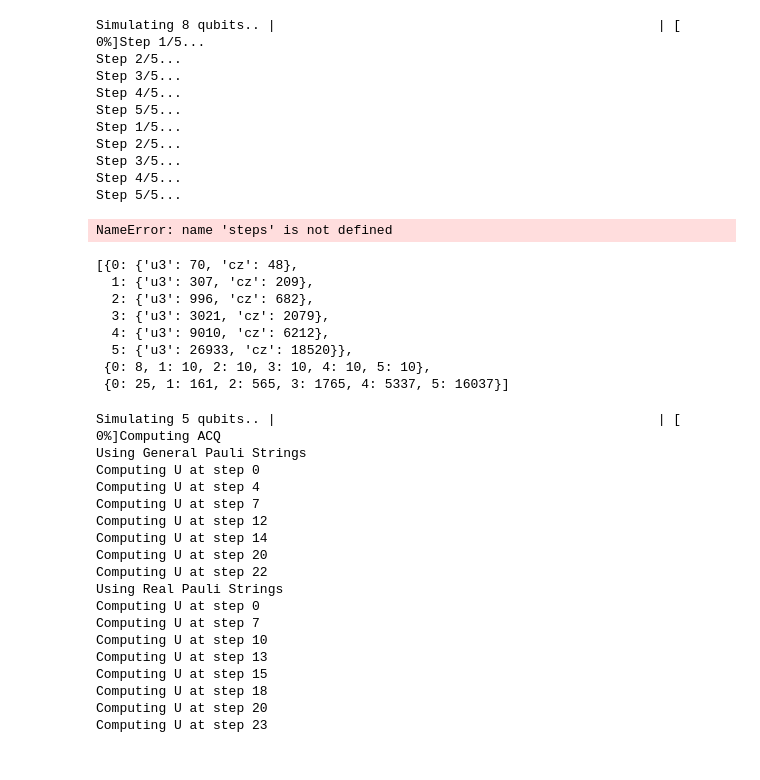
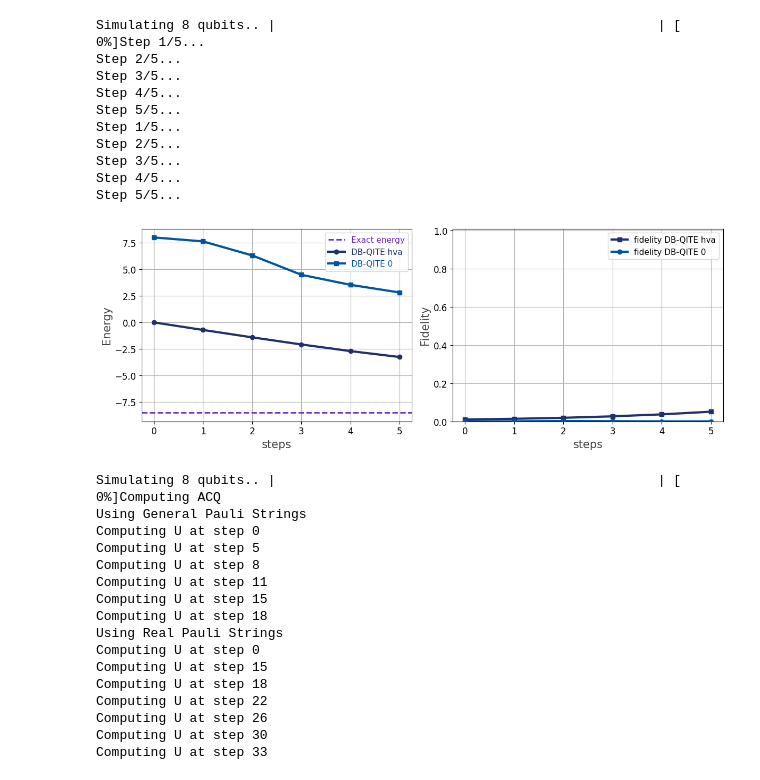
Before and after one commit to LucaYoy/ACQ, a Jupyter notebook: DBF/example_TFIM_DBF.ipynb, the cells around one changed output. Cells and saved outputs as stored; diff of their text form; code cells hidden in the pictures.

```diff
--- a/DBF/example_TFIM_DBF.ipynb
+++ b/DBF/example_TFIM_DBF.ipynb
@@ -53,9 +53,9 @@ from qrisp.vqe import VQEProblem
 from qrisp import QuantumVariable,x
 from qrisp import h as h_gate
 
-n_qubits=5
-J=0.5
-h=1
+n_qubits=8
+J=1
+h=0.5
 H = TFIM_qr(J,h,n_qubits)
 
 print('Computing Eigs')
@@ -81,7 +81,7 @@ def init_function(qv):
 def U_0(qv):
     pass
 
-HVA = VQEProblem(H,ansatz_hva,3,init_function=init_function)
+HVA = VQEProblem(H,ansatz_hva,3,init_function=U_0)
 U_HVA = HVA.train_function(QuantumVariable(n_qubits),depth=1,max_iter=100)
 
 def state_prep_hva():
@@ -147,50 +148,44 @@ Step 2/5...
 Step 3/5...
 Step 4/5...
 Step 5/5...
+# %%
+import pickle
+with open(f'TFIM_N{n_qubits}_J{J}_h{h}_steps{steps}_DBF_results.pkl', 'wb') as f:
+    pickle.dump(results, f)
 # %%
 import matplotlib.pyplot as plt
 import numpy as np
 
 fidelities_hva = [fidelity_pure(psigs, results[0]['statevectors'][k].reshape(-1,1)) for k in range(steps+1)]
 fidelities_0 = [fidelity_pure(psigs, results[1]['statevectors'][k].reshape(-1,1)) for k in range(steps+1)]
+
 fig, (ax1, ax2) = plt.subplots(1, 2, figsize=(12, 4.5))
 
 # Energy plot
-ax1.set_xlabel('Evolution time', fontsize=15, color='#444444')
+ax1.set_xlabel('steps', fontsize=15, color='#444444')
 ax1.set_ylabel('Energy', fontsize=15, color='#444444')
 ax1.axhline(y=E_gs, color='#6929C4', linestyle='--', linewidth=2, label='Exact energy')
-ax1.plot(results[0]['evolution_times'], results[0]['optimal_energies'], c='#20306f', marker='o', linestyle='solid', linewidth=3, zorder=3, label='DB-QITE hva')
-ax1.plot(results[1]['evolution_times'], results[1]['optimal_energies'], c='#0055a3', marker='s', linestyle='solid', linewidth=3, zorder=3, label='DB-QITE 0')
+ax1.plot(range(steps+1), results[0]['optimal_energies'], c='#20306f', marker='o', linestyle='solid', linewidth=3, zorder=3, label='DB-QITE hva')
+ax1.plot(range(steps+1), results[1]['optimal_energies'], c='#0055a3', marker='s', linestyle='solid', linewidth=3, zorder=3, label='DB-QITE 0')
 ax1.legend(fontsize=11, labelcolor='linecolor')
 ax1.tick_params(axis='both', labelsize=12)
 ax1.grid()
 
 # Fidelity plot
-ax2.set_xlabel('Evolution time', fontsize=15, color='#444444')
+ax2.set_xlabel('steps', fontsize=15, color='#444444')
 ax2.set_ylabel('Fidelity', fontsize=15, color='#444444')
-ax2.plot(results[0]['evolution_times'], fidelities_hva, c='#20306f', marker='s', linestyle='solid', linewidth=3, zorder=3, label='fidelity DB-QITE hva')
-ax2.plot(results[1]['evolution_times'], fidelities_0, c='#0055a3', marker='o', linestyle='solid', linewidth=3, zorder=3, label='fidelity DB-QITE 0')
+ax2.plot(range(steps+1), fidelities_hva, c='#20306f', marker='s', linestyle='solid', linewidth=3, zorder=3, label='fidelity DB-QITE hva')
+ax2.plot(range(steps+1), fidelities_0, c='#0055a3', marker='o', linestyle='solid', linewidth=3, zorder=3, label='fidelity DB-QITE 0')
 ax2.set_ylim(0.0, 1.01)
 ax2.legend(fontsize=11)
 ax2.tick_params(axis='both', labelsize=12)
 ax2.grid()
 
 plt.savefig(f'TFIM_N{n_qubits}_J{J}_h{h}_steps{steps}_DBF_results.png', dpi=300, bbox_inches='tight')
 plt.tight_layout()
 plt.show()
 # %% [output]
-NameError: name 'steps' is not defined
+[figure, added]
-# %%
-results[0]['circuit_data']
-# %% [output]
-[{0: {'u3': 70, 'cz': 48},
-  1: {'u3': 307, 'cz': 209},
-  2: {'u3': 996, 'cz': 682},
-  3: {'u3': 3021, 'cz': 2079},
-  4: {'u3': 9010, 'cz': 6212},
-  5: {'u3': 26933, 'cz': 18520}},
- {0: 8, 1: 10, 2: 10, 3: 10, 4: 10, 5: 10},
- {0: 25, 1: 161, 2: 565, 3: 1765, 4: 5337, 5: 16037}]
 # %%
 import Hamiltonian as ham
 import Evolution as evol
@@ -209,29 +204,27 @@ psi_0_hva = sp.csc_matrix(get_statevector(qc_hva,n_qubits).reshape(-1,1))
 #QITE and ACQ evolution
 D=4
 dt = 0.1
-N = 25
+N = 20
 print("Computing ACQ")
 E_ACQ_hva,psi_ACQ_hva,indx_acq_hva,times_acq_hva,a_acq_hva = evol.ACQ(n_qubits,H_acq,H_trot,D,psi_0_hva,N,dt,methodLS='LU')
-E_ACQ_0,psi_ACQ_0,indx_acq_0,times_acq_0,a_acq_0 = evol.ACQ(n_qubits,H_acq,H_trot,D,psi_0,N,dt,methodLS='LU')
+E_ACQ_0,psi_ACQ_0,indx_acq_0,times_acq_0,a_acq_0 = evol.ACQ(n_qubits,H_acq,H_trot,D,psi_0,32,dt,methodLS='LU')
 # %% [output]
-Simulating 5 qubits.. |                                                 | [  0%]Computing ACQ
+Simulating 8 qubits.. |                                                 | [  0%]Computing ACQ
 Using General Pauli Strings
 Computing U at step 0
-Computing U at step 4
-Computing U at step 7
-Computing U at step 12
-Computing U at step 14
-Computing U at step 20
-Computing U at step 22
+Computing U at step 5
+Computing U at step 8
+Computing U at step 11
+Computing U at step 15
+Computing U at step 18
 Using Real Pauli Strings
 Computing U at step 0
-Computing U at step 7
-Computing U at step 10
-Computing U at step 13
 Computing U at step 15
 Computing U at step 18
-Computing U at step 20
-Computing U at step 23
+Computing U at step 22
+Computing U at step 26
+Computing U at step 30
+Computing U at step 33
 # %%
 import PauliStrings as ps
 import run_qite
```
Also changed, not shown: parts of 8 cells of this notebook, 18 other files.
